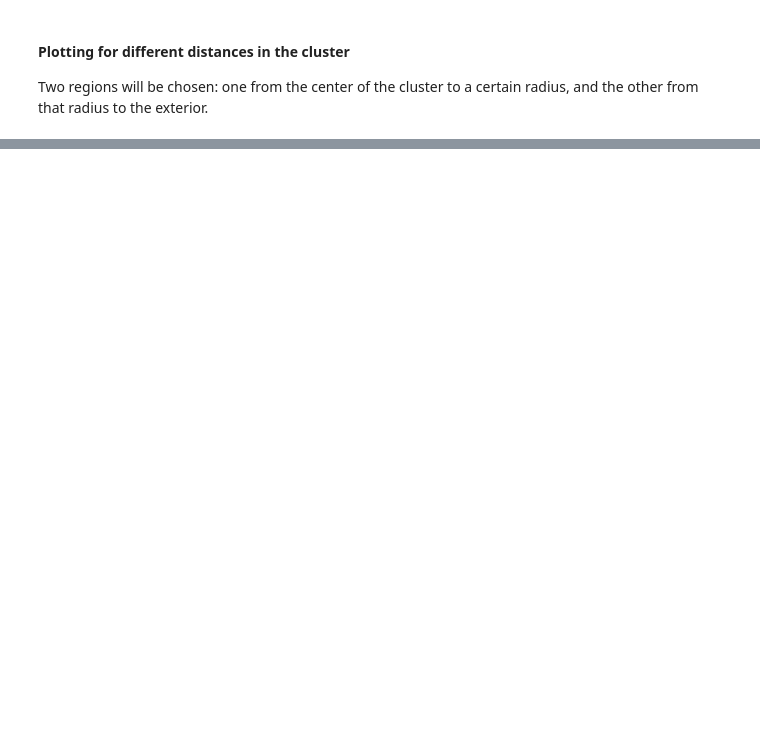
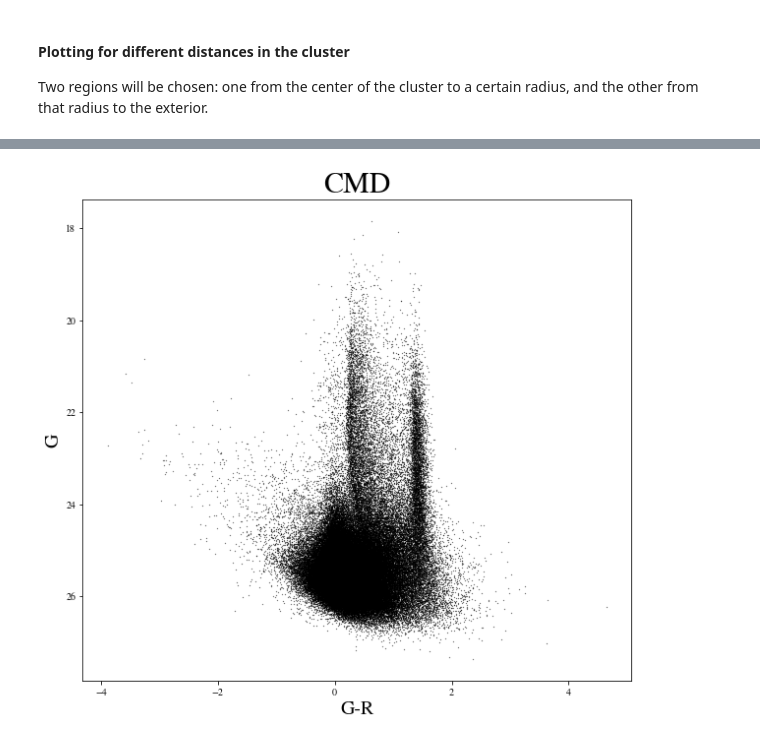
Before and after one commit to vPedreros/MW_Satellites, a Jupyter notebook: MW_satellites_nb.ipynb, the cells around one changed output, grey strips where cells are left out. Cells and saved outputs as stored; diff of their text form; code cells hidden in the pictures; blank space fills up the shorter version.

```diff
--- a/MW_satellites_nb.ipynb
+++ b/MW_satellites_nb.ipynb
@@ -107,0 +132,3 @@ plot_hrd_radius(df_mean, r_inner)
+# %%
+mask = (np.abs(df.sharp) < .25) & (df.chi < 1.3)
+df_filtered = df.loc[mask]
@@ -107,0 +151,4 @@ plot_hrd_radius(df_mean, r_inner)
+# %%
+plot_cmd(df_filtered)
+# %% [output]
+[figure, added]
```
Also changed, not shown: parts of 24 cells of this notebook, 3 other files.
